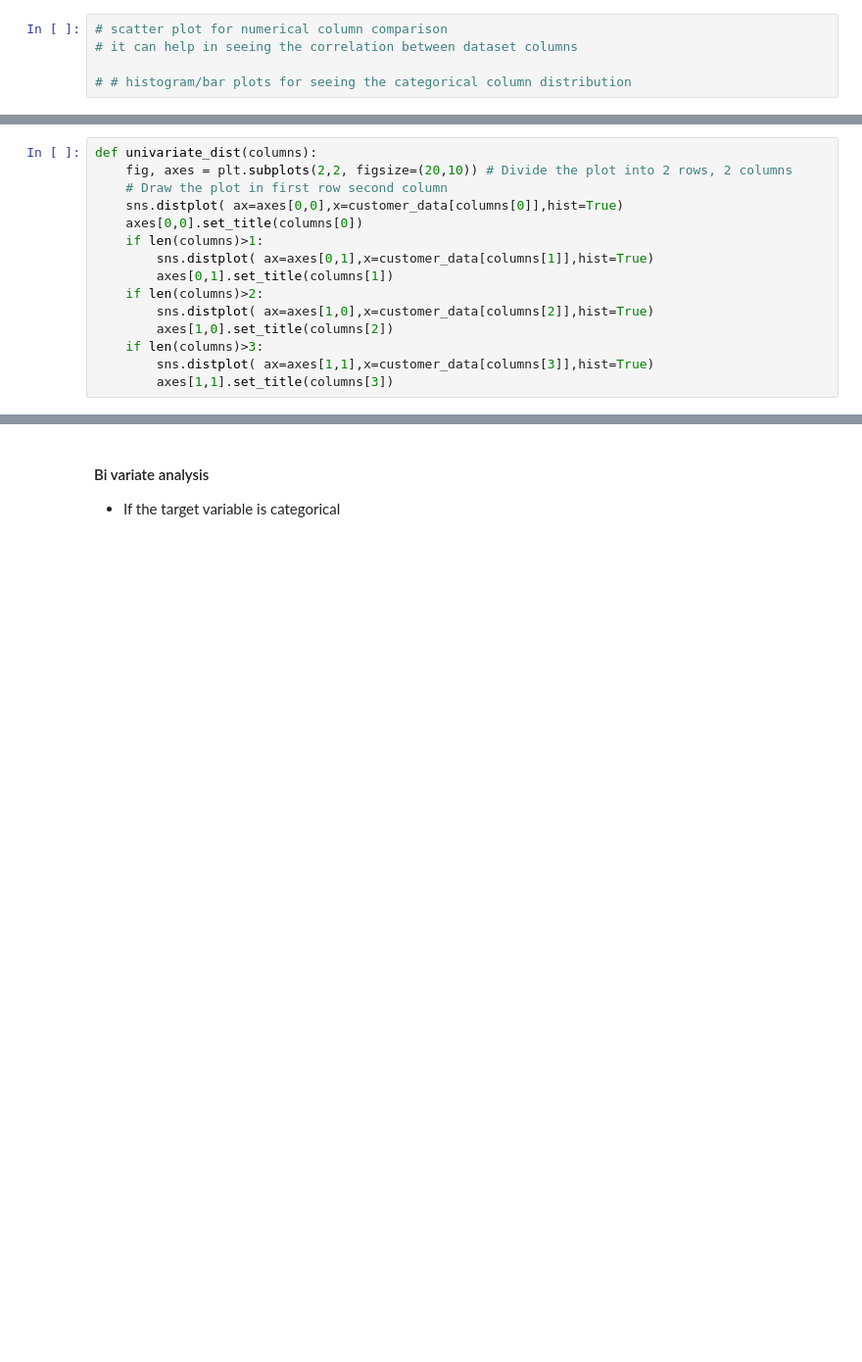
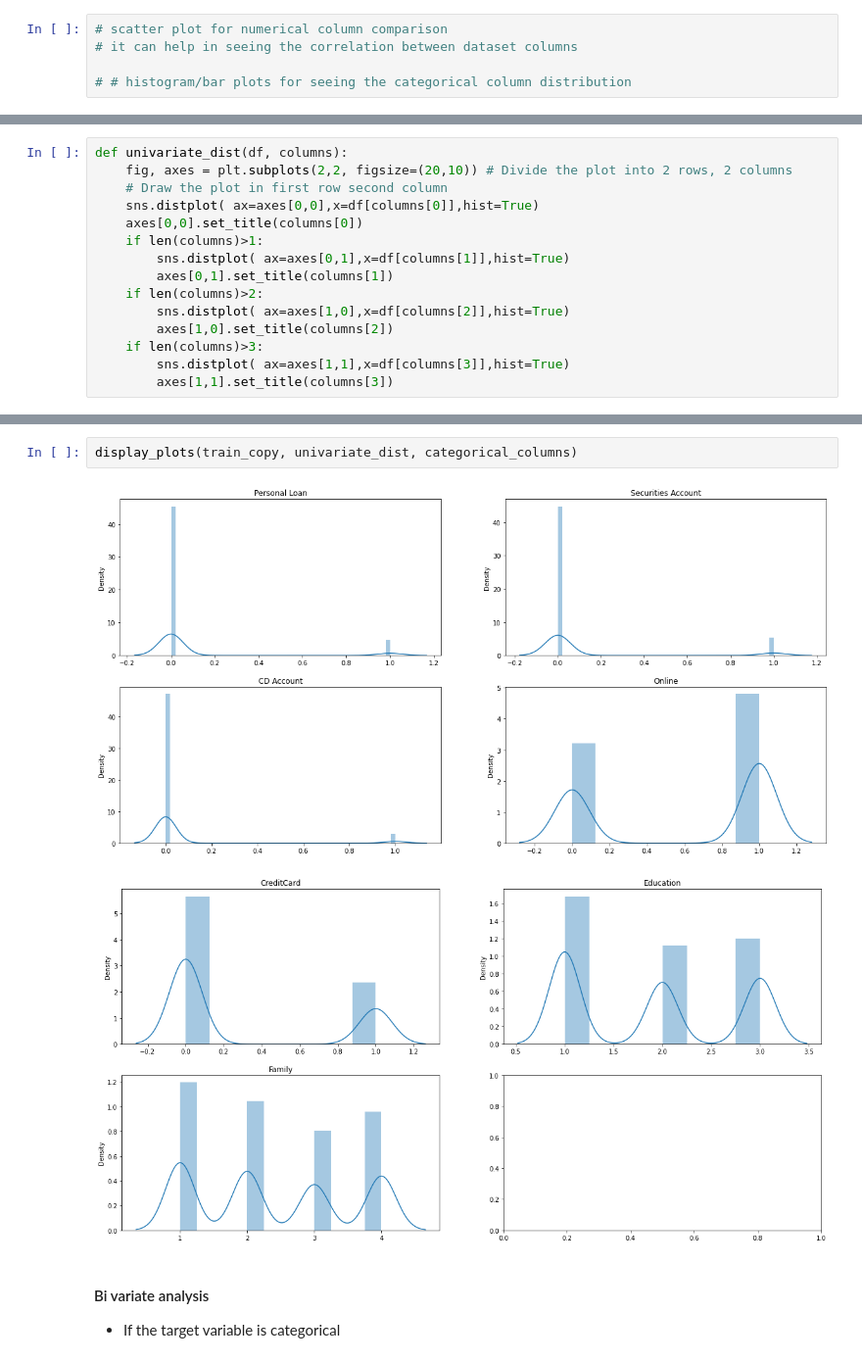
Before and after one commit to shubh1608/Jupyter-Notebook-Template, a Jupyter notebook: notebok_template.ipynb, the cells around one changed output, grey strips where cells are left out. Shown at 98% size. Drawn from its saved outputs; the diff is of its cells as text; blank space fills up the shorter version.

```diff
--- a/notebok_template.ipynb
+++ b/notebok_template.ipynb
@@ -177,17 +300,17 @@ def univariate_hist(columns):
     plt.show()
 # %%
-def univariate_dist(columns):
+def univariate_dist(df, columns):
     fig, axes = plt.subplots(2,2, figsize=(20,10)) # Divide the plot into 2 rows, 2 columns
     # Draw the plot in first row second column
-    sns.distplot( ax=axes[0,0],x=customer_data[columns[0]],hist=True)
+    sns.distplot( ax=axes[0,0],x=df[columns[0]],hist=True)
     axes[0,0].set_title(columns[0])
     if len(columns)>1:
-        sns.distplot( ax=axes[0,1],x=customer_data[columns[1]],hist=True)
+        sns.distplot( ax=axes[0,1],x=df[columns[1]],hist=True)
         axes[0,1].set_title(columns[1])
     if len(columns)>2:
-        sns.distplot( ax=axes[1,0],x=customer_data[columns[2]],hist=True)
+        sns.distplot( ax=axes[1,0],x=df[columns[2]],hist=True)
         axes[1,0].set_title(columns[2])
     if len(columns)>3:
-        sns.distplot( ax=axes[1,1],x=customer_data[columns[3]],hist=True)
+        sns.distplot( ax=axes[1,1],x=df[columns[3]],hist=True)
         axes[1,1].set_title(columns[3])
 # %%
@@ -207,3 +335,8 @@ def display_plots(func,cols):
+# %%
+display_plots(train_copy, univariate_dist, categorical_columns)
+# %% [output]
+[figure, added]
+[figure, added]
 # %% [markdown]
 #### Bi variate analysis
 * If the target variable is categorical
```
Also changed, not shown: parts of 59 cells of this notebook, 1 other file.
